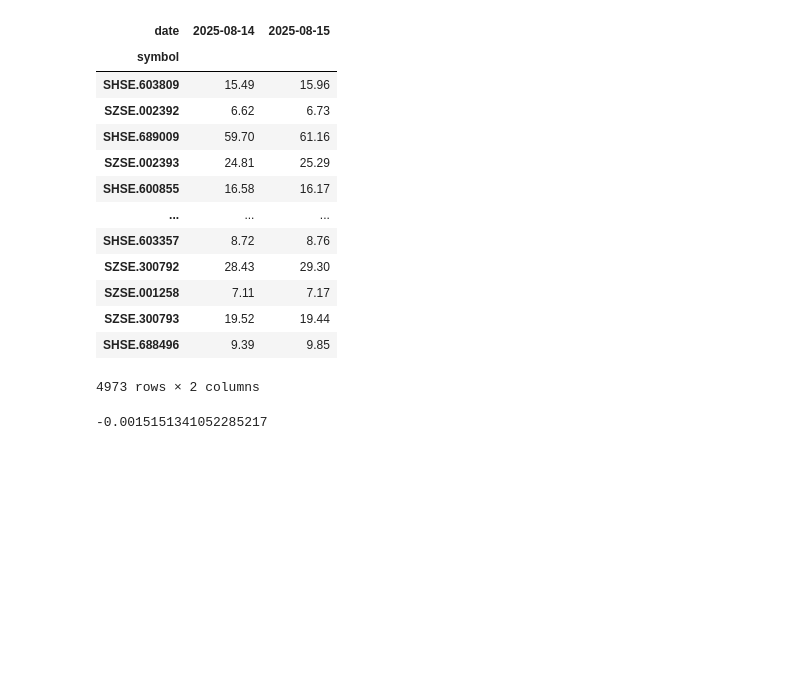
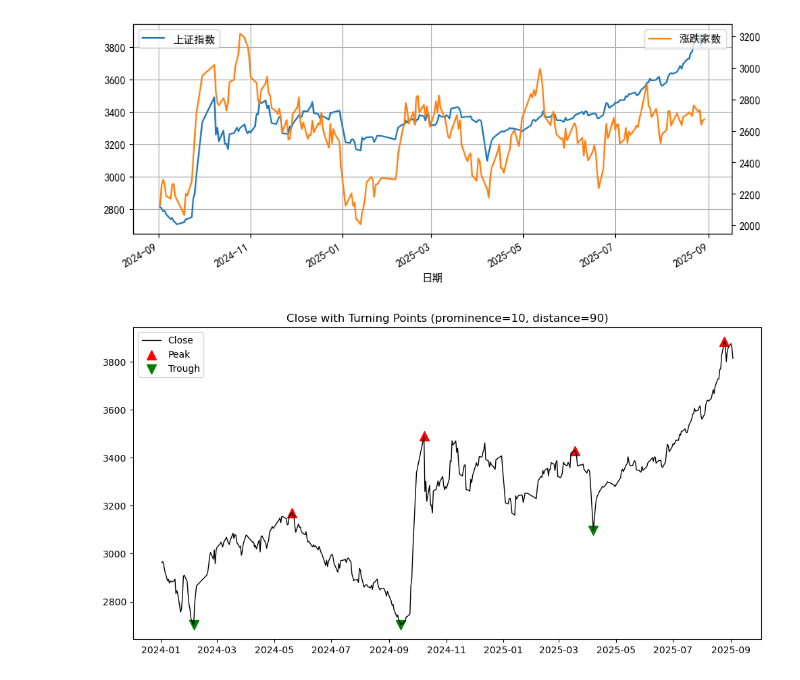
Before and after one commit to Jusdu/stocks_dashborads, a Jupyter notebook: test.ipynb, the cells around one changed output. Cells and saved outputs as stored; diff of their text form; code cells hidden in the pictures; blank space fills up the shorter version.

```diff
--- a/test.ipynb
+++ b/test.ipynb
@@ -4,6 +4,9 @@ from __future__ import print_function, absolute_import
 from gm.api import *
 
 import matplotlib.pyplot as plt
+plt.rcParams['font.family'] = 'SimHei'
+plt.rcParams['axes.unicode_minus'] = False
+
 import seaborn as sns
 import numpy as np
 import pandas as pd
@@ -42,0 +36,3 @@ data
+# %%
+upDownCount_df = pd.read_parquet(r'E:\repo\stocks_dashborads\data\factors\emotion\upDownCount.parquet')
+upDownCount_df
@@ -43,21 +54,52 @@ data
+# %%
+ax = data.loc['2024-09-01':'2025-08-31'].droplevel(1).close.plot(figsize=(10,4), label='上证指数')
+ax_right = ax.twinx()
+ax_right.plot(upDownCount_df.rolling(22).mean().loc['2024-09-01':'2025-08-31'], c='C1', label='涨跌家数')
+ax_right.legend()
+ax.legend()
+ax.set_xlabel('日期')
+ax.grid()
+plt.show()
+# %% [output]
+[figure, added]
 # %%
-data[['close']].loc['2025-08-14' : '2025-08-15'].unstack().T.droplevel(0)
+import pandas as pd
+import numpy as np
+import matplotlib.pyplot as plt
+from scipy.signal import find_peaks
+
+def plot_turning_points(data: pd.DataFrame, distance=5, prominence=0.0):
+    """
+    data: DataFrame, 必须包含 ['open','high','low','close']，index 是时间
+    distance: 峰之间的最小间距
+    prominence: 峰的显著性，数值越大，过滤越严格
+    """
+    close = data["close"]
+
+    # 找高点
+    peaks, _ = find_peaks(close.values, distance=distance, prominence=prominence)
+    # 找低点（对收盘价取反）
+    troughs, _ = find_peaks(-close.values, distance=distance, prominence=prominence)
+
+    # 绘图
+    fig, ax = plt.subplots(figsize=(12,6))
+    ax.plot(data.index, close, label="Close", color="black", linewidth=1)
+
+    # 标注高点
+    ax.scatter(data.index[peaks], close.iloc[peaks],
+               marker="^", color="red", s=100, label="Peak")
+    # 标注低点
+    ax.scatter(data.index[troughs], close.iloc[troughs],
+               marker="v", color="green", s=100, label="Trough")
+
+    ax.set_title(f"Close with Turning Points (prominence={prominence}, distance={distance})")
+    ax.legend()
+    plt.show()
+
+
+# === 使用示例 ===
+# plot_turning_points(data, distance=5, prominence=10)
-# %% [output]
-| date | 2025-08-14 | 2025-08-15 |
-| symbol |  |  |
-| SHSE.603809 | 15.49 | 15.96 |
-| SZSE.002392 | 6.62 | 6.73 |
-| SHSE.689009 | 59.70 | 61.16 |
-| SZSE.002393 | 24.81 | 25.29 |
-| SHSE.600855 | 16.58 | 16.17 |
-| ... | ... | ... |
-| SHSE.603357 | 8.72 | 8.76 |
-| SZSE.300792 | 28.43 | 29.30 |
-| SZSE.001258 | 7.11 | 7.17 |
-| SZSE.300793 | 19.52 | 19.44 |
-| SHSE.688496 | 9.39 | 9.85 |
-4973 rows × 2 columns
 # %%
-6.169629 / 6.178991 - 1
+plot_turning_points(data.droplevel(1), distance=90, prominence=10)
 # %% [output]
--0.0015151341052285217
+[figure, added]
```
Also changed, not shown: parts of 4 cells of this notebook, 24 other files.
